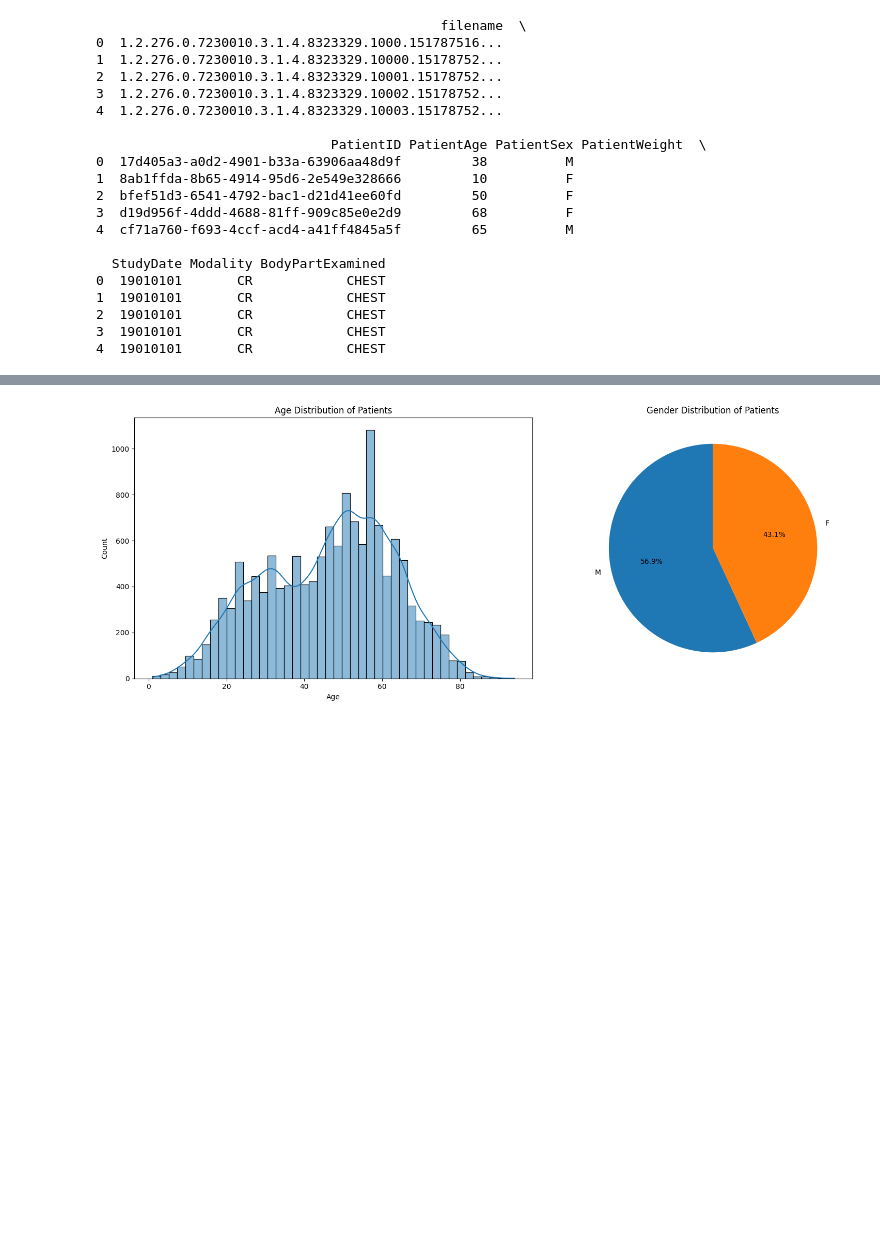
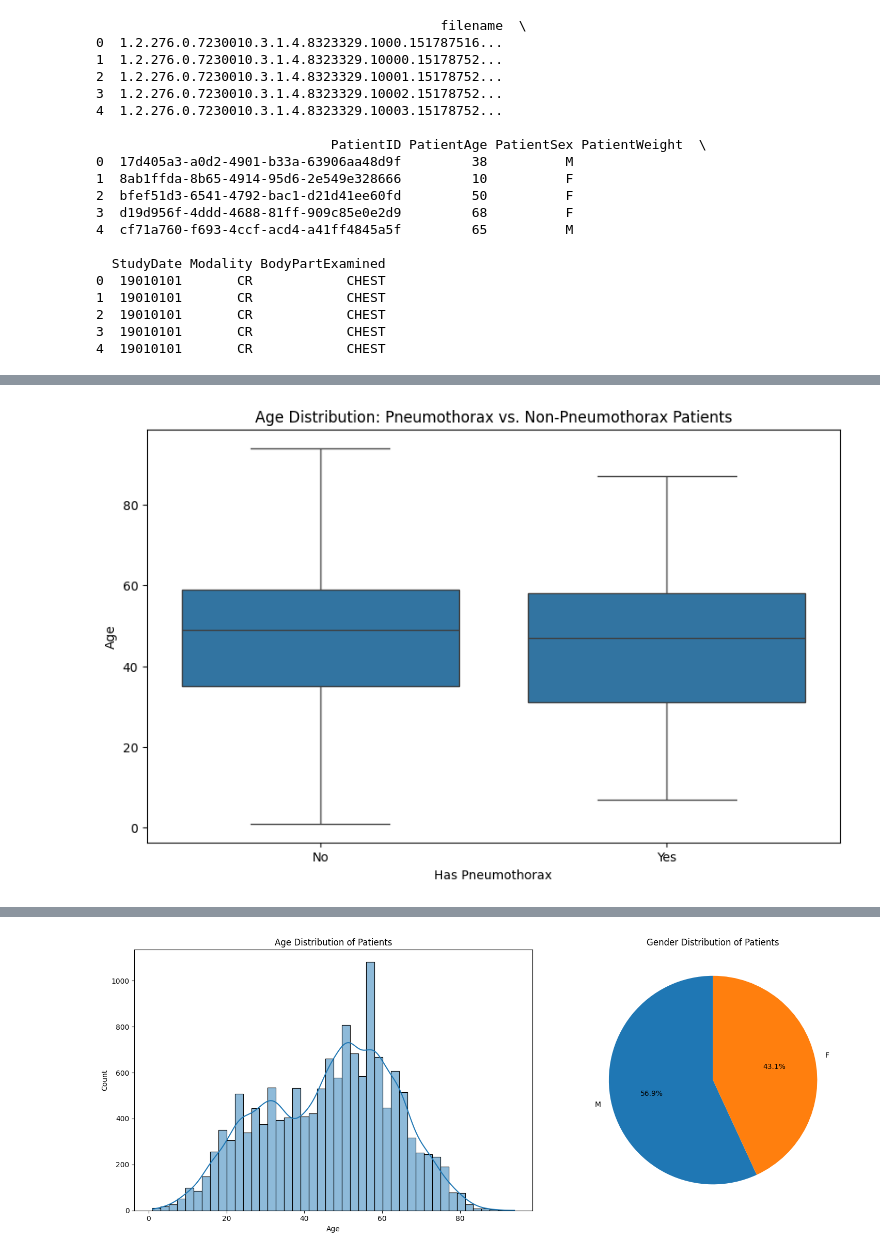
Before and after one commit to alexcri90/Medical-Imaging-DS-Bicocca, a Jupyter notebook: Project_MI.ipynb, the cells around one changed output, grey strips where cells are left out. Saved outputs shown, nothing was run; the diff lists cells and outputs as text; code cells hidden in the pictures; blank space fills up the shorter version.

Commit message:
Update intermedio su PneumoThx
Aggiornato fino al Pneumothorax prediction - ho fatto girare 2 epoche, ora ne girano 10 per il grafico

```diff
--- a/Project_MI.ipynb
+++ b/Project_MI.ipynb
@@ -363,28 +281,27 @@ import pydicom
 import numpy as np
 from tqdm import tqdm
 
-# Load the CSV file
+# Load the original CSV file
 csv_path = 'train-rle.csv'
 df = pd.read_csv(csv_path)
 
 # Function to extract relevant metadata from DICOM files
 def extract_dicom_metadata(dicom_path):
-    dicom = pydicom.dcmread(dicom_path)
-    age = dicom.PatientAge if 'PatientAge' in dicom else 'Unknown'
-    # Convert age to float, removing 'Y' if present
     try:
-        age_float = float(str(age).replace('Y', ''))
-    except ValueError:
-        age_float = np.nan
-    return {
-        'PatientID': dicom.PatientID,
-        'PatientSex': dicom.PatientSex,
-        'PatientAge': age_float,
-        'ViewPosition': dicom.ViewPosition,
-        'Modality': dicom.Modality,
-        'PixelSpacing': dicom.PixelSpacing,
-        'ImageSize': f"{dicom.Rows}x{dicom.Columns}"
-    }
+        dicom = pydicom.dcmread(dicom_path)
+        age = dicom.PatientAge if 'PatientAge' in dicom else np.nan
+        # Convert age to float, removing 'Y' if present
+        age_float = float(str(age).replace('Y', '')) if pd.notna(age) else np.nan
+        return {
+            'PatientID': dicom.PatientID,
+            'PatientSex': dicom.PatientSex,
+            'PatientAge': age_float,
+            'ViewPosition': dicom.ViewPosition,
+            'Modality': dicom.Modality,
+            'ImageSize': f"{dicom.Rows}x{dicom.Columns}"
+        }
+    except:
+        return None
 
 # Directory containing DICOM files
 dicom_dir = 'dicom_files'
@@ -397,8 +314,9 @@ for image_id in tqdm(df['ImageId'], desc="Processing DICOM files"):
     dicom_path = os.path.join(dicom_dir, f"{image_id}.dcm")
     if os.path.exists(dicom_path):
         metadata = extract_dicom_metadata(dicom_path)
-        metadata['ImageId'] = image_id
-        metadata_list.append(metadata)
+        if metadata:
+            metadata['ImageId'] = image_id
+            metadata_list.append(metadata)
 
 # Create a DataFrame from the metadata list
 metadata_df = pd.DataFrame(metadata_list)
@@ -406,19 +324,50 @@ metadata_df = pd.DataFrame(metadata_list)
 # Merge the original DataFrame with the metadata DataFrame
 merged_df = pd.merge(df, metadata_df, on='ImageId', how='left')
 
-# Add a binary classification column
-merged_df['HasPneumothorax'] = np.where(merged_df['EncodedPixels'] != '-1', 1, 0)
+# Create HasPneumothorax column
+merged_df['HasPneumothorax'] = merged_df['EncodedPixels'].apply(lambda x: 0 if str(x).strip() == '-1' else 1)
 
-# Drop patients with age > 130
-merged_df = merged_df[merged_df['PatientAge'] <= 130]
+print("\nUnique values in EncodedPixels:")
+print(merged_df['EncodedPixels'].unique())
 
-# Display the first few rows and data info
-print(merged_df.head())
-print(merged_df.info())
+print("\nDistribution of HasPneumothorax:")
+print(merged_df['HasPneumothorax'].value_counts(normalize=True))
+
+print("\nCross-tabulation of EncodedPixels and HasPneumothorax:")
+print(pd.crosstab(merged_df['EncodedPixels'], merged_df['HasPneumothorax']))
+
+# Drop patients with age > 100 (adjust as needed)
+merged_df = merged_df[merged_df['PatientAge'] <= 100]
+
+# Display some information about the merged dataset
+print("Shape of merged dataset:", merged_df.shape)
+print("\nColumns in merged dataset:", merged_df.columns)
+print("\nDistribution of HasPneumothorax:")
+print(merged_df['HasPneumothorax'].value_counts(normalize=True))
+print("\nSample of merged data:")
+print(merged_df.sample(5))
 
 # Save the merged DataFrame to a new CSV file
 merged_df.to_csv('pneumothorax_dataset_with_metadata_cleaned.csv', index=False)
 
-print(f"Total number of patients after cleaning: {len(merged_df)}")
-print(f"Age range: {merged_df['PatientAge'].min()} - {merged_df['PatientAge'].max()}")
+# Create the age distribution plot
+import matplotlib.pyplot as plt
+import seaborn as sns
+
+plt.figure(figsize=(10, 6))
+sns.boxplot(x='HasPneumothorax', y='PatientAge', data=merged_df)
+plt.title('Age Distribution: Pneumothorax vs. Non-Pneumothorax Patients')
+plt.xlabel('Has Pneumothorax')
+plt.ylabel('Age')
+plt.xticks([0, 1], ['No', 'Yes'])
+plt.show()
+
+# Print summary statistics for each group
+pneumothorax_ages = merged_df[merged_df['HasPneumothorax'] == 1]['PatientAge']
+non_pneumothorax_ages = merged_df[merged_df['HasPneumothorax'] == 0]['PatientAge']
+
+print("\nPneumothorax Patients Age Statistics:")
+print(pneumothorax_ages.describe())
+print("\nNon-Pneumothorax Patients Age Statistics:")
+print(non_pneumothorax_ages.describe())
 # %% [output]
@@ -441,0 +391 @@ Age range: 1.0 - 94.0
+[figure, added]
```
Also changed, not shown: parts of 14 cells of this notebook, 2 other files.
